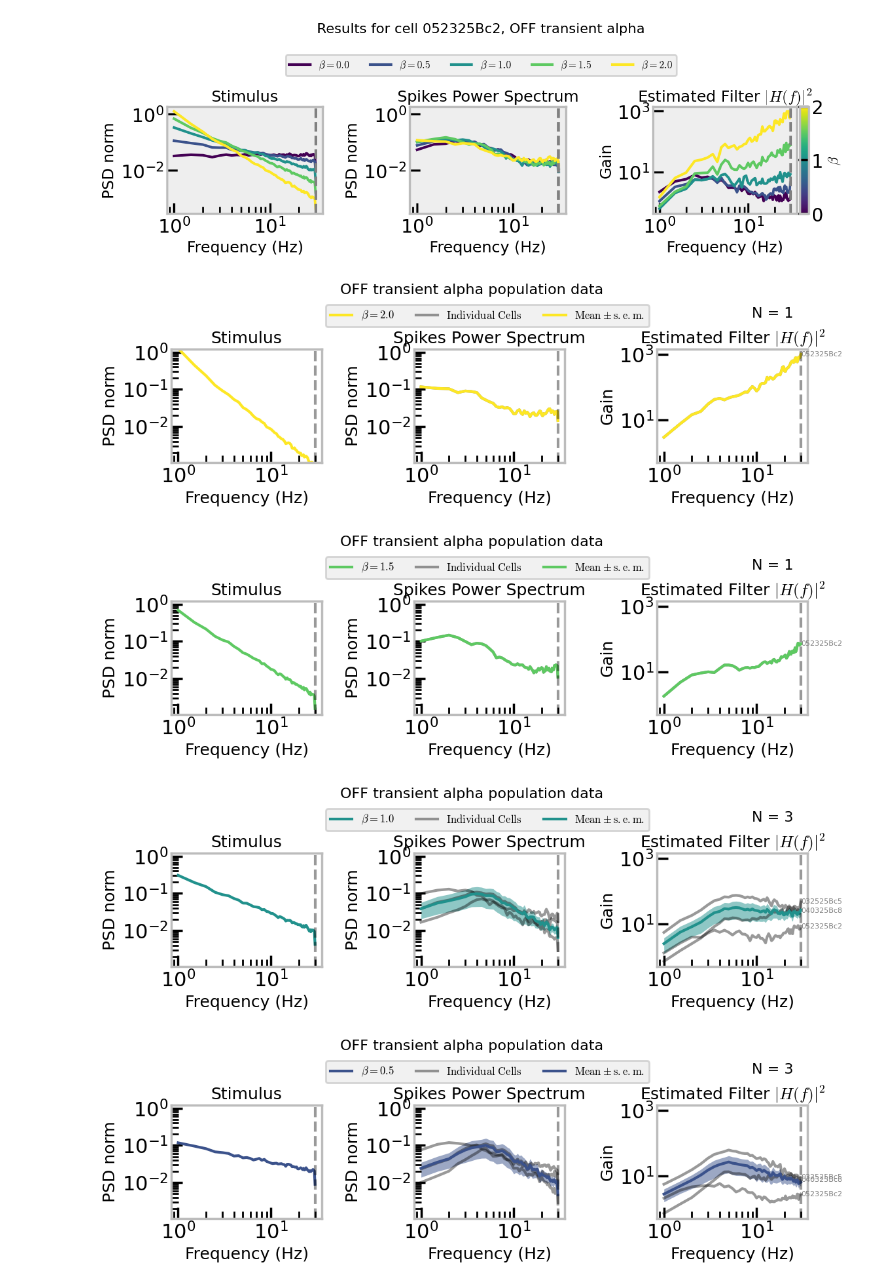
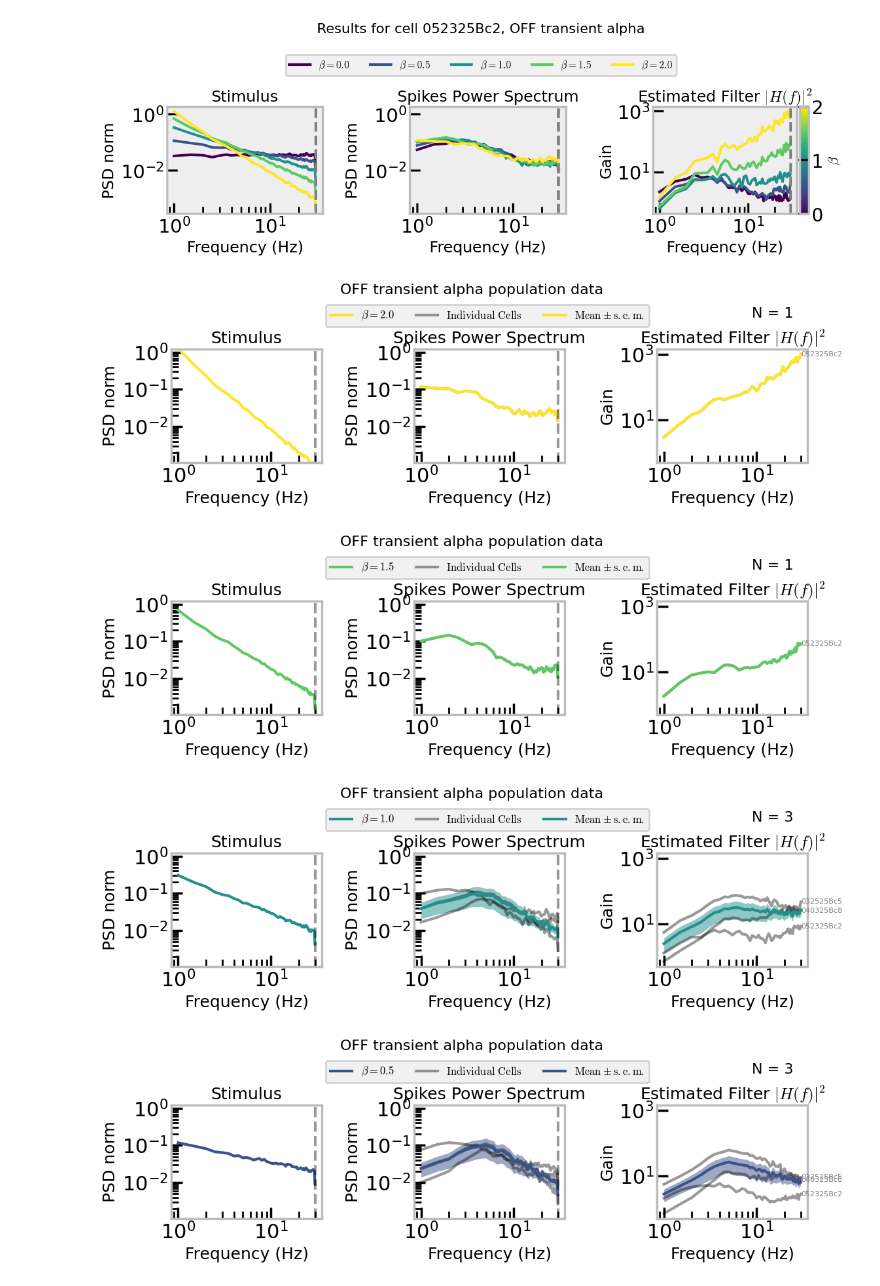
Before and after one commit to SchwartzNU/DJ_schwartzlab, a Jupyter notebook: project_scripts/TemporalProcessing/all_cells_analysis.ipynb, the cells around one changed output. Saved outputs shown, nothing was run; the diff lists cells and outputs as text; code cells hidden in the pictures.

```diff
--- a/project_scripts/TemporalProcessing/all_cells_analysis.ipynb
+++ b/project_scripts/TemporalProcessing/all_cells_analysis.ipynb
@@ -27,12 +27,10 @@ frame_rate = ctype_df['frame_rate'].iloc[0]
 # %%
 
 cell_results = []
-
 for cell_name in ctype_df['cell_name'].unique():
     cell_df = ctype_df[ctype_df['cell_name'] == cell_name]
     for beta_value in sorted(cell_df['beta'].unique()):
         data_for_beta = cell_df[cell_df['beta'] == beta_value]
-
         stim_psd = np.mean(np.stack(data_for_beta['Pxx_stim']), axis=0)
         rs_spikes_psd = np.mean(np.stack(data_for_beta[data_for_beta['noise_seed'] == 1]['Pxx_spikes']), axis=0)
         nr_spikes_psd = np.mean(np.stack(data_for_beta[data_for_beta['noise_seed'] != 1]['Pxx_spikes']), axis=0)
@@ -42,6 +40,7 @@ for cell_name in ctype_df['cell_name'].unique():
         cell_results.append({
             'cell_type': data_for_beta['cell_type'].iloc[0],
             'cell_name': cell_name,
+            'quadrant': data_for_beta['quadrant'].iloc[0],
             'freq': freqs,
             'beta': beta_value,
             'stim_psd': stim_psd,
@@ -52,4 +51,3 @@ for cell_name in ctype_df['cell_name'].unique():
         })
 
 df_celltype = pd.DataFrame(cell_results)
-print(df_celltype['cell_name'].unique())
@@ -148,35 +152,36 @@ for beta_value in reversed(beta_values):
                          mean_nr_spikes_psd - sem_nr_spikes_psd,
                          mean_nr_spikes_psd + sem_nr_spikes_psd,
                          color=color, alpha=0.5, linewidth=0)
 
     axes[2].loglog(freqs[1:], mean_gain, label=fr"$\beta={beta_value}$", color=color)
     axes[2].fill_between(freqs[1:],
                          mean_gain - sem_gain,
                          mean_gain + sem_gain,
                          color=color, alpha=0.5, linewidth=0)
     titles = ["Stimulus", "Spikes Power Spectrum", r"Estimated Filter $|H(f)|^2$"]
     ylabels = ["PSD norm", "PSD norm", "Gain"]
     fig.patch.set_facecolor('white')
     for i, ax in enumerate(axes):
         ax.set_facecolor('white')
         ax.set_title(titles[i], fontsize=label_fontsize)
         ax.set_xlabel("Frequency (Hz)", fontsize=label_fontsize)
         ax.set_ylabel(ylabels[i], fontsize=label_fontsize)
-        ax.axvline(frame_rate / 2, color='k', alpha=0.4, linestyle='--')
+        if i != 2:
+            ax.axvline(frame_rate / 2, color='k', alpha=0.4, linestyle='--')
         ax.grid(visible=False)
         ax.set_ylim(psd_ylim if i != 2 else gain_ylim)
 
 
     handles0, labels0 = axes[0].get_legend_handles_labels()
     handles1, labels1 = axes[1].get_legend_handles_labels()
     unique_labels = dict(zip(labels0 + labels1, handles0 + handles1))
     fig.legend(unique_labels.values(), unique_labels.keys(),
                loc='upper center', bbox_to_anchor=(0.52, 0.88), ncol=4, fontsize=12)
 
     plt.tight_layout()
     plt.show()
 # %% [output]
-[figure, old version]
+[figure, new version]
-[figure, old version]
+[figure, new version]
-[figure, old version]
+[figure, new version]
-[figure, old version]
+[figure, new version]
```
Also changed, not shown: parts of 4 cells of this notebook, 1 other file.
